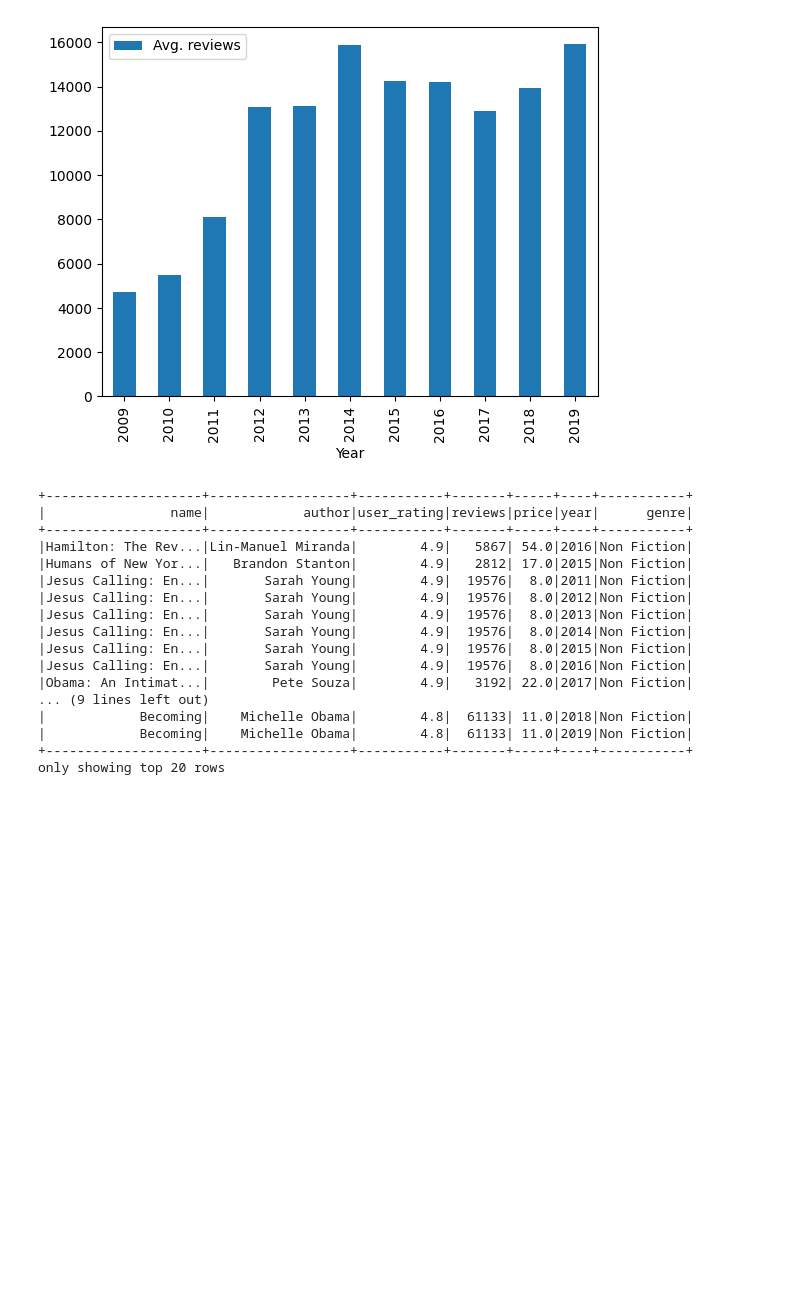
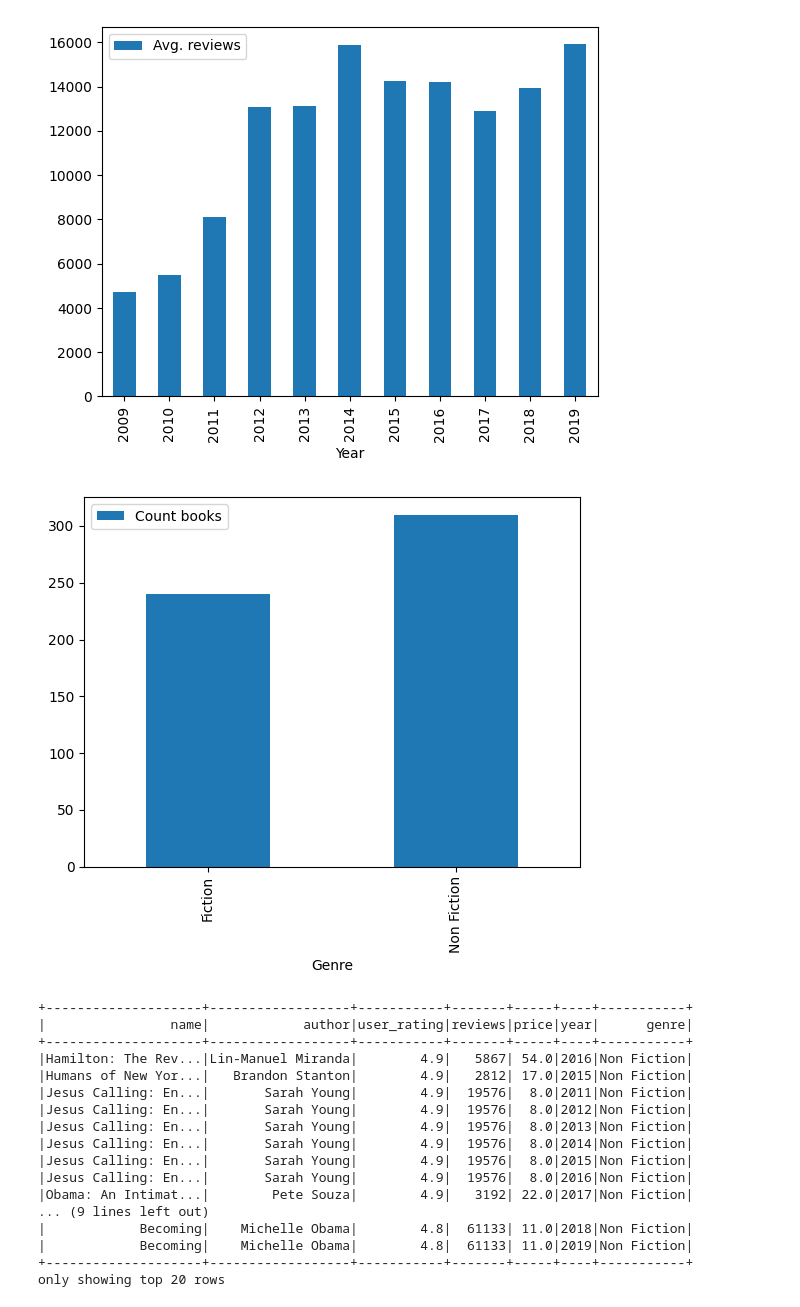
Before and after one commit to PavelStelmakhV/hw306-pyspark, a Jupyter notebook: Hw6.1.ipynb, the cells around one changed output. Drawn from its saved outputs; the diff is of its cells as text; code cells hidden in the pictures; blank space fills up the shorter version.

```diff
--- a/Hw6.1.ipynb
+++ b/Hw6.1.ipynb
@@ -252,14 +252,15 @@ plt.show()
 # %%
 spark.sql(
     """
     Select
-      year as `Year`, avg(reviews) as `Avg. reviews`
+      genre as `Genre`, COUNT(name) as `Count books`
     From Books
-    Group By `Year`
-    Order by `Year`
+    Group By `Genre`
     """
-).toPandas().plot(x='Year', y='Avg. reviews', kind='bar')
+).toPandas().plot(x='Genre', y='Count books', kind='bar')
 plt.show()
+# %% [output]
+[figure, added]
 # %%
 df.filter('genre == "Non Fiction"').orderBy('user_rating', ascending=False).show()
 # %% [output]
```
